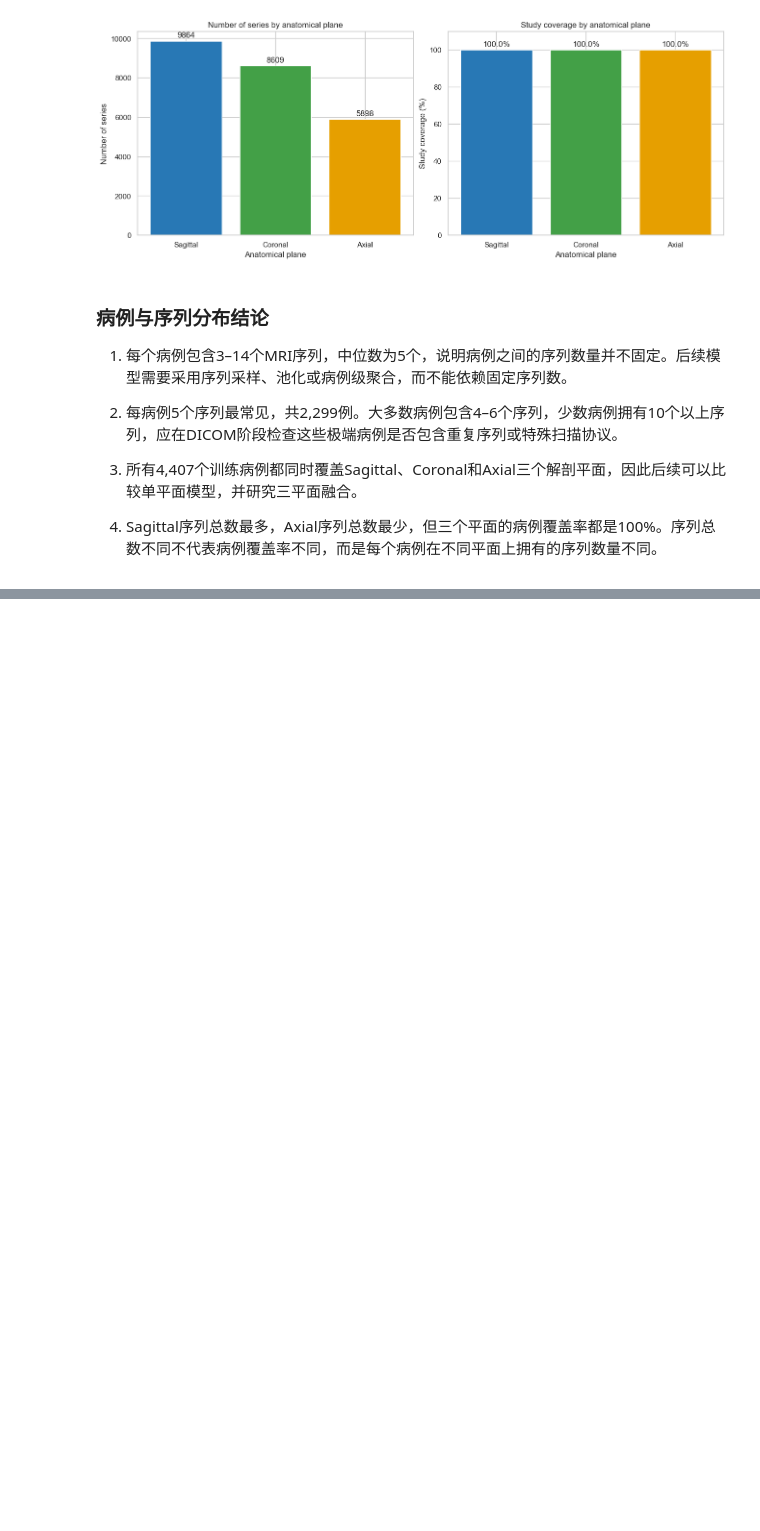
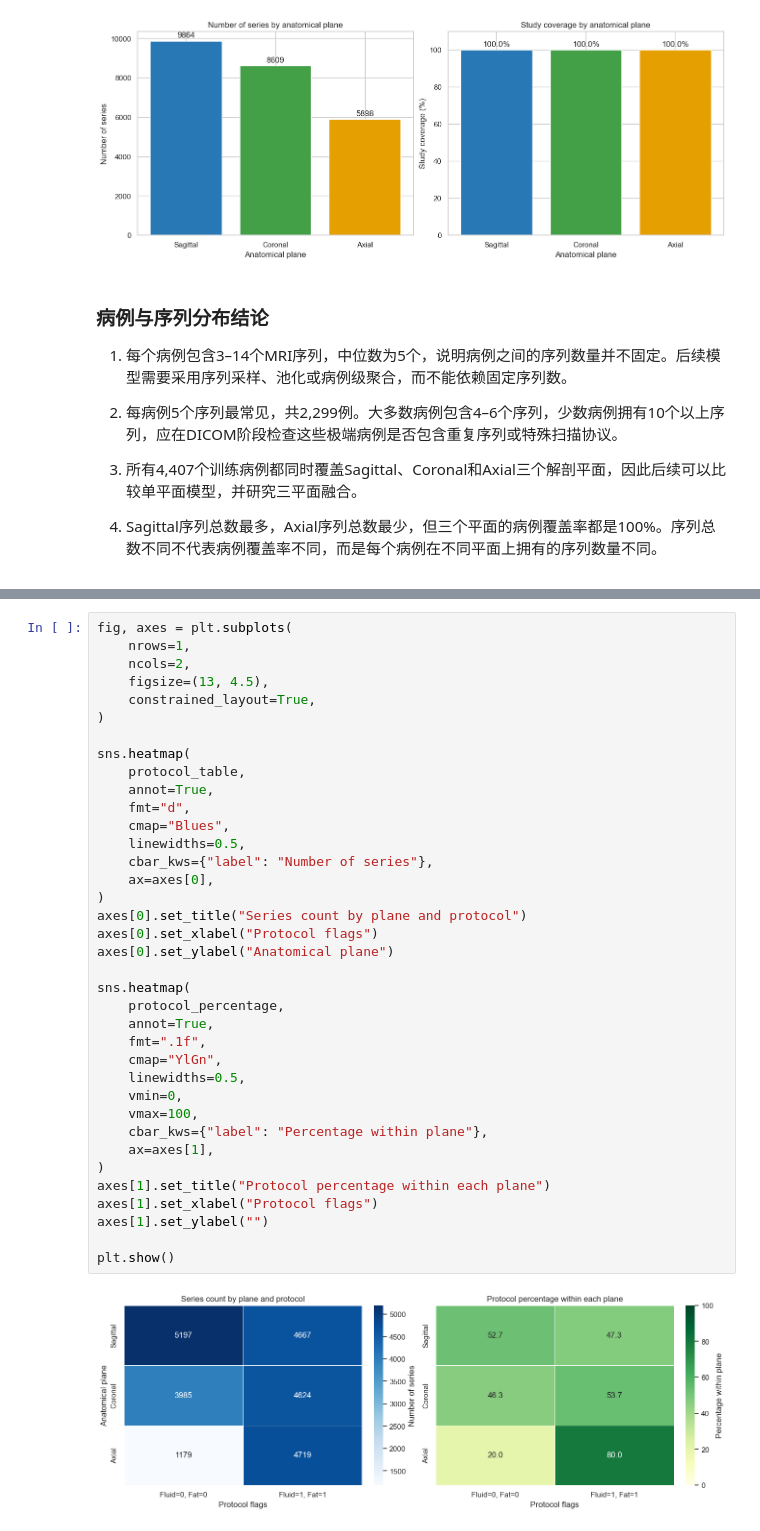
Before and after one commit to zhaozhe0907-afk/kaggle-RSNA-Knee-Abnormality-Detection, a Jupyter notebook: notebooks/01_eda.ipynb, the cells around one changed output, grey strips where cells are left out. Cells and saved outputs as stored; diff of their text form; blank space fills up the shorter version.

```diff
--- a/notebooks/01_eda.ipynb
+++ b/notebooks/01_eda.ipynb
@@ -331,0 +529,39 @@ plt.show()
+# %%
+fig, axes = plt.subplots(
+    nrows=1,
+    ncols=2,
+    figsize=(13, 4.5),
+    constrained_layout=True,
+)
+
+sns.heatmap(
+    protocol_table,
+    annot=True,
+    fmt="d",
+    cmap="Blues",
+    linewidths=0.5,
+    cbar_kws={"label": "Number of series"},
+    ax=axes[0],
+)
+axes[0].set_title("Series count by plane and protocol")
+axes[0].set_xlabel("Protocol flags")
+axes[0].set_ylabel("Anatomical plane")
+
+sns.heatmap(
+    protocol_percentage,
+    annot=True,
+    fmt=".1f",
+    cmap="YlGn",
+    linewidths=0.5,
+    vmin=0,
+    vmax=100,
+    cbar_kws={"label": "Percentage within plane"},
+    ax=axes[1],
+)
+axes[1].set_title("Protocol percentage within each plane")
+axes[1].set_xlabel("Protocol flags")
+axes[1].set_ylabel("")
+
+plt.show()
+# %% [output]
+[figure, added]
```
Also changed, not shown: parts of 33 cells of this notebook, 2 other files.
